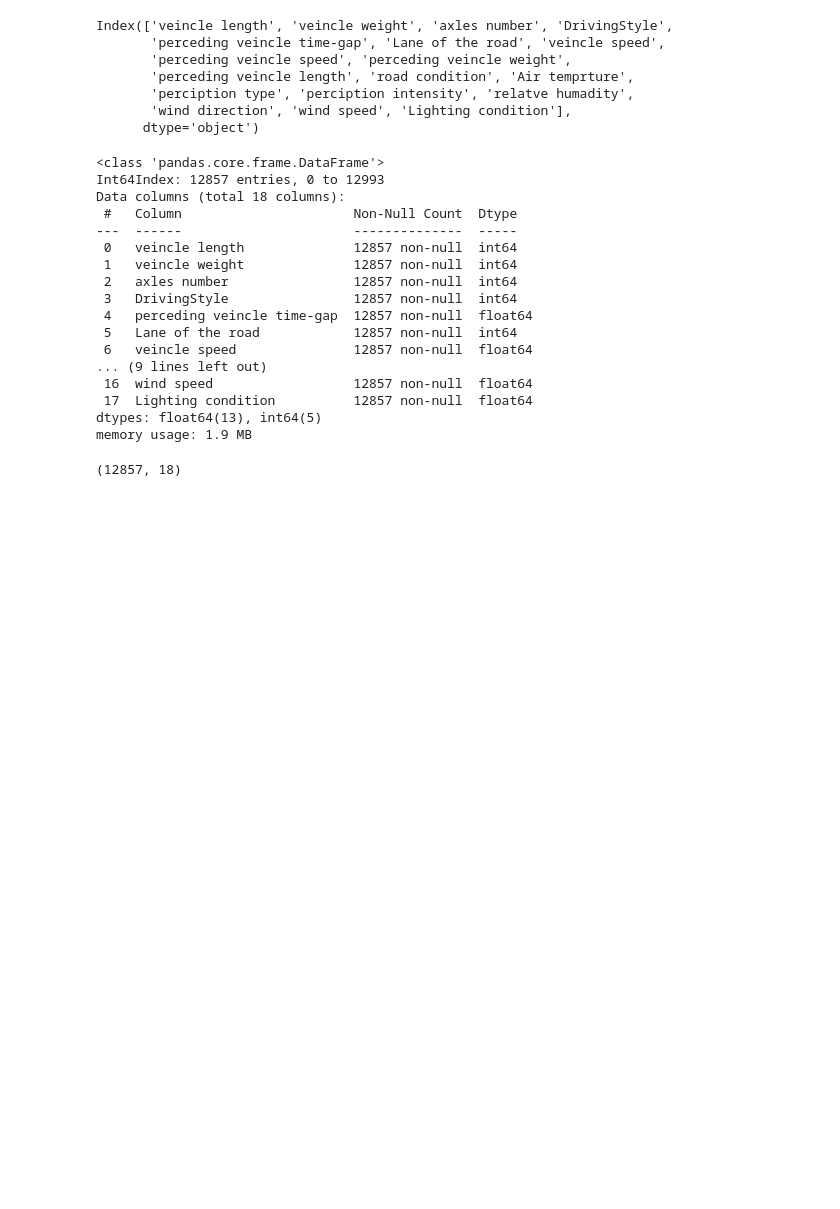
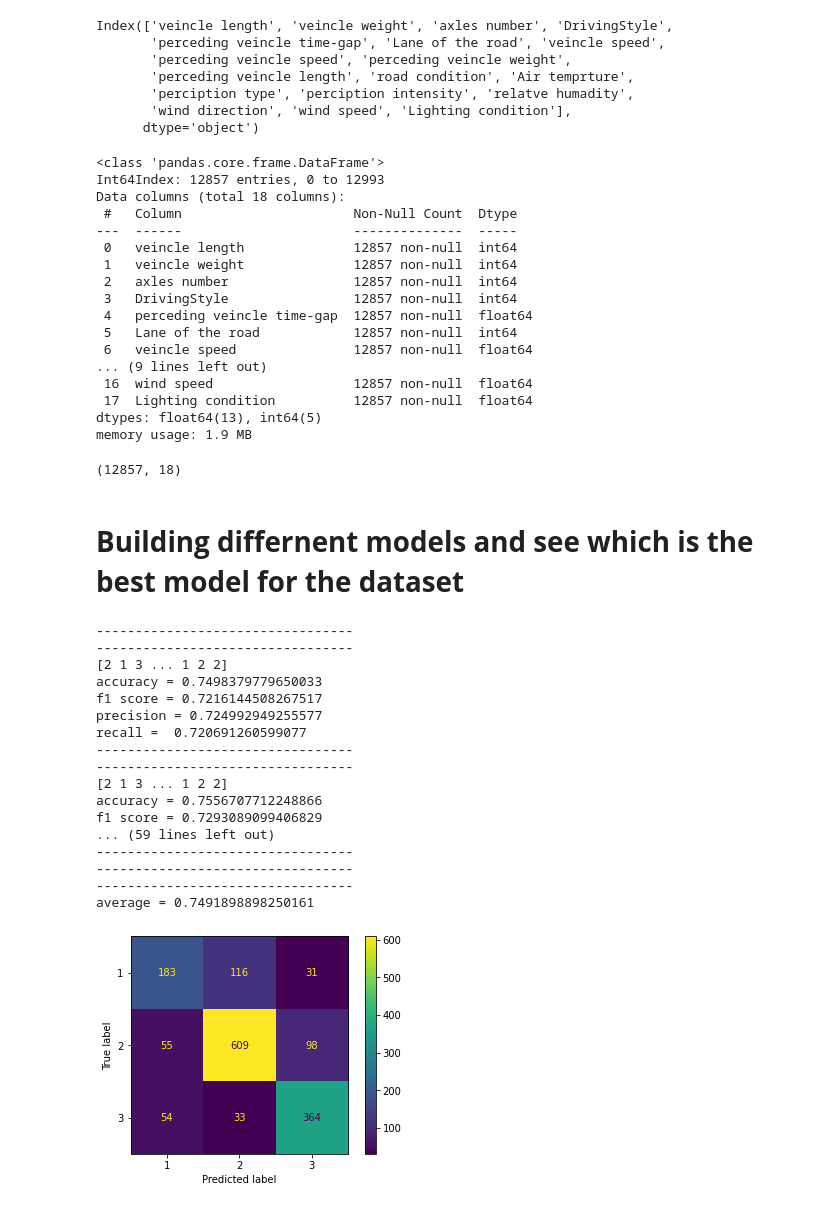
Before and after one commit to Pavel418/life-insurance-hackathon, a Jupyter notebook: model.ipynb, the cells around one changed output. Cells and saved outputs as stored; diff of their text form; code cells hidden in the pictures; blank space fills up the shorter version.

Commit message:
testing models

```diff
--- a/model.ipynb
+++ b/model.ipynb
@@ -526,3 +526,58 @@ memory usage: 1.9 MB
 merged_data2.shape
 # %% [output]
 (12857, 18)
+# %% [markdown]
+# **Building differnent models and see which is the best model for the dataset**
+# %%
+from sklearn.neighbors import KNeighborsClassifier
+from sklearn import tree
+from sklearn.model_selection import train_test_split
+from sklearn.ensemble import RandomForestClassifier
+import sklearn.metrics as met
+from sklearn.preprocessing import StandardScaler
+X = merged_data2.drop('DrivingStyle' , axis = 1)
+y = merged_data2['DrivingStyle']
+x_train,x_test,y_train,y_test=train_test_split(X,y,test_size=0.12,random_state=123)
+avgList = []
+scaler =StandardScaler()
+x_train_scaled = scaler.fit_transform(X)
+for x in range(10):
+  clf2=RandomForestClassifier(n_estimators=150,max_depth=100,min_samples_split=3,oob_score=True)
+  clf2.fit(x_train,y_train)
+  y_pred = clf2.predict(x_test)
+  print("---------------------------------")
+  print("---------------------------------")
+  print(y_pred)
+  print("accuracy =" ,met.accuracy_score(y_test,y_pred))
+  print("f1 score =" ,met.f1_score(y_test,y_pred,average='macro'))
+  print("precision =",met.precision_score(y_test,y_pred,average='macro'))
+  print("recall = ",met.recall_score(y_test,y_pred,average='macro'))
+  avgList.append(met.accuracy_score(y_test,y_pred))
+print("---------------------------------")
+print("---------------------------------")
+print("---------------------------------")
+print("---------------------------------")
+print("average =" ,sum(avgList)/len(avgList))
+from sklearn.metrics import ConfusionMatrixDisplay
+import matplotlib.pyplot as plt
+ConfusionMatrixDisplay.from_predictions(y_test, y_pred)
+plt.show()
+# %% [output]
+---------------------------------
+---------------------------------
+[2 1 3 ... 1 2 2]
+accuracy = 0.7498379779650033
+f1 score = 0.7216144508267517
+precision = 0.724992949255577
+recall =  0.720691260599077
+---------------------------------
+---------------------------------
+[2 1 3 ... 1 2 2]
+accuracy = 0.7556707712248866
+f1 score = 0.7293089099406829
+... (59 lines left out)
+---------------------------------
+---------------------------------
+---------------------------------
+average = 0.7491898898250161
+[figure, added]
```
Also changed, not shown: parts of 8 cells of this notebook.
